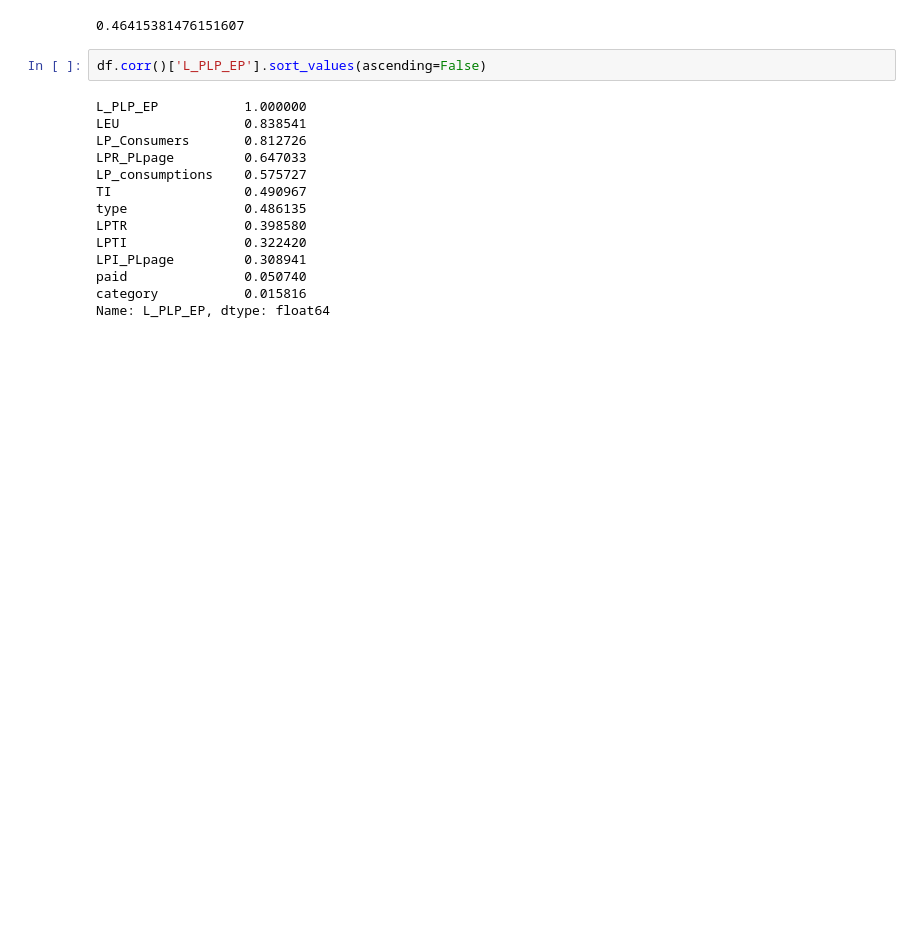
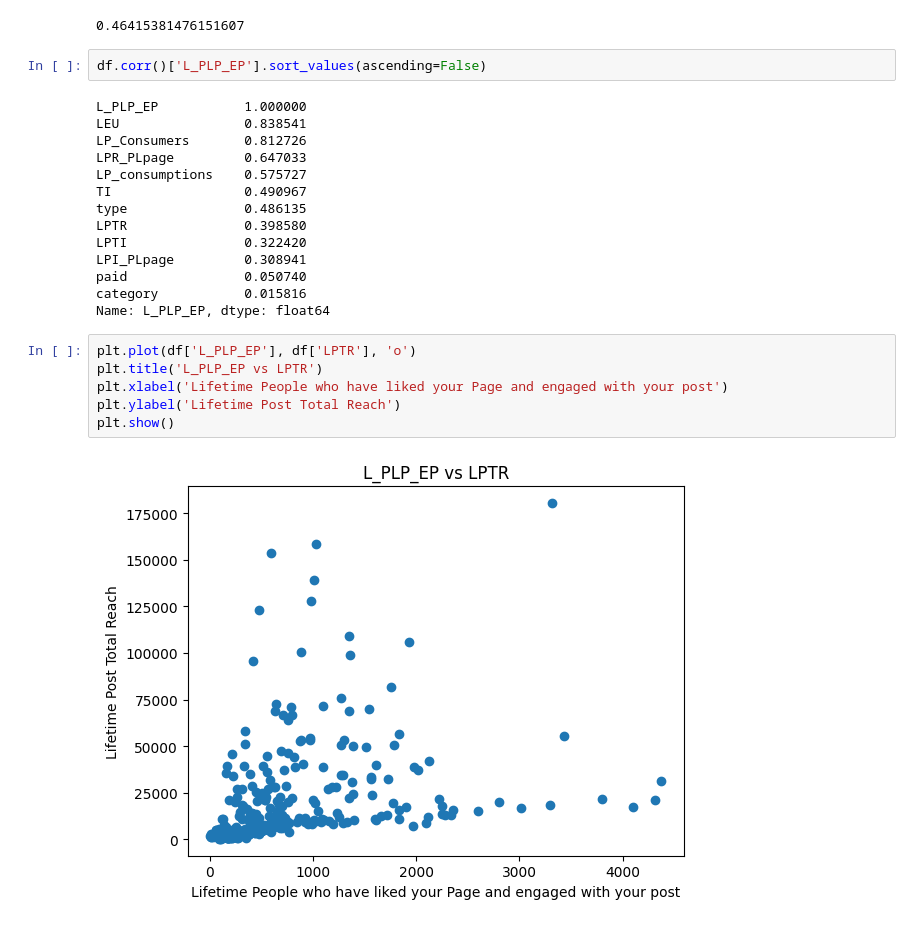
Before and after one commit to jemilnasit/EDA-On-Facebook-Page, a Jupyter notebook: EDA_facebook.ipynb, the cells around one changed output. Cells and saved outputs as stored; diff of their text form; blank space fills up the shorter version.

```diff
--- a/EDA_facebook.ipynb
+++ b/EDA_facebook.ipynb
@@ -360,3 +360,11 @@ LPI_PLpage         0.308941
 paid               0.050740
 category           0.015816
 Name: L_PLP_EP, dtype: float64
+# %%
+plt.plot(df['L_PLP_EP'], df['LPTR'], 'o')
+plt.title('L_PLP_EP vs LPTR')
+plt.xlabel('Lifetime People who have liked your Page and engaged with your post')
+plt.ylabel('Lifetime Post Total Reach')
+plt.show()
+# %% [output]
+[figure, added]
```
Also changed, not shown: parts of 3 cells of this notebook.
